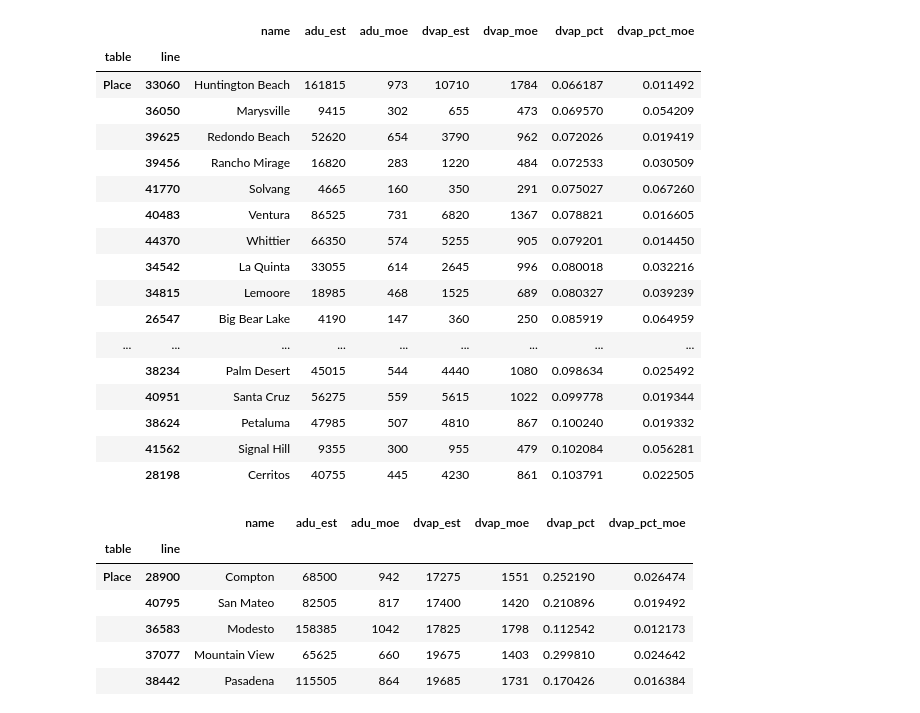
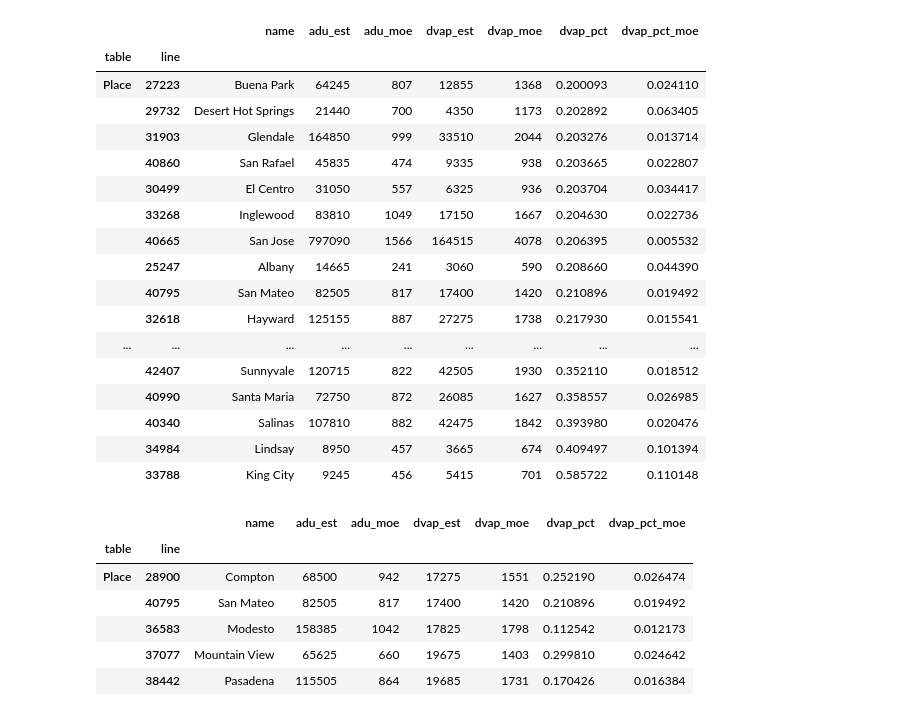
Before and after one commit to ic-institute/democracy-deserts, a Jupyter notebook: notebooks/build-public-data.ipynb, the cells around one changed output. Cells and saved outputs as stored; diff of their text form; code cells hidden in the pictures.

```diff
--- a/notebooks/build-public-data.ipynb
+++ b/notebooks/build-public-data.ipynb
@@ -37,26 +37,26 @@ df['dvap_pct_moe'] = df.apply(lambda r: moe_of_ratio(
 # %%
 dvap = df.loc[df['has_charter']][
     ['name', 'adu_est', 'adu_moe', 'dvap_est', 'dvap_moe', 'dvap_pct', 'dvap_pct_moe']].sort_values('dvap_pct')
-dvap[20:40]
+dvap[-30:]
 # %% [output]
 |  |  | name | adu_est | adu_moe | dvap_est | dvap_moe | dvap_pct | dvap_pct_moe |
 | table | line |  |  |  |  |  |  |  |
-| Place | 33060 | Huntington Beach | 161815 | 973 | 10710 | 1784 | 0.066187 | 0.011492 |
-|  | 36050 | Marysville | 9415 | 302 | 655 | 473 | 0.069570 | 0.054209 |
-|  | 39625 | Redondo Beach | 52620 | 654 | 3790 | 962 | 0.072026 | 0.019419 |
-|  | 39456 | Rancho Mirage | 16820 | 283 | 1220 | 484 | 0.072533 | 0.030509 |
-|  | 41770 | Solvang | 4665 | 160 | 350 | 291 | 0.075027 | 0.067260 |
-|  | 40483 | Ventura | 86525 | 731 | 6820 | 1367 | 0.078821 | 0.016605 |
-|  | 44370 | Whittier | 66350 | 574 | 5255 | 905 | 0.079201 | 0.014450 |
-|  | 34542 | La Quinta | 33055 | 614 | 2645 | 996 | 0.080018 | 0.032216 |
-|  | 34815 | Lemoore | 18985 | 468 | 1525 | 689 | 0.080327 | 0.039239 |
-|  | 26547 | Big Bear Lake | 4190 | 147 | 360 | 250 | 0.085919 | 0.064959 |
+| Place | 27223 | Buena Park | 64245 | 807 | 12855 | 1368 | 0.200093 | 0.024110 |
+|  | 29732 | Desert Hot Springs | 21440 | 700 | 4350 | 1173 | 0.202892 | 0.063405 |
+|  | 31903 | Glendale | 164850 | 999 | 33510 | 2044 | 0.203276 | 0.013714 |
+|  | 40860 | San Rafael | 45835 | 474 | 9335 | 938 | 0.203665 | 0.022807 |
+|  | 30499 | El Centro | 31050 | 557 | 6325 | 936 | 0.203704 | 0.034417 |
+|  | 33268 | Inglewood | 83810 | 1049 | 17150 | 1667 | 0.204630 | 0.022736 |
+|  | 40665 | San Jose | 797090 | 1566 | 164515 | 4078 | 0.206395 | 0.005532 |
+|  | 25247 | Albany | 14665 | 241 | 3060 | 590 | 0.208660 | 0.044390 |
+|  | 40795 | San Mateo | 82505 | 817 | 17400 | 1420 | 0.210896 | 0.019492 |
+|  | 32618 | Hayward | 125155 | 887 | 27275 | 1738 | 0.217930 | 0.015541 |
 | ... | ... | ... | ... | ... | ... | ... | ... | ... |
-|  | 38234 | Palm Desert | 45015 | 544 | 4440 | 1080 | 0.098634 | 0.025492 |
-|  | 40951 | Santa Cruz | 56275 | 559 | 5615 | 1022 | 0.099778 | 0.019344 |
-|  | 38624 | Petaluma | 47985 | 507 | 4810 | 867 | 0.100240 | 0.019332 |
-|  | 41562 | Signal Hill | 9355 | 300 | 955 | 479 | 0.102084 | 0.056281 |
-|  | 28198 | Cerritos | 40755 | 445 | 4230 | 861 | 0.103791 | 0.022505 |
+|  | 42407 | Sunnyvale | 120715 | 822 | 42505 | 1930 | 0.352110 | 0.018512 |
+|  | 40990 | Santa Maria | 72750 | 872 | 26085 | 1627 | 0.358557 | 0.026985 |
+|  | 40340 | Salinas | 107810 | 882 | 42475 | 1842 | 0.393980 | 0.020476 |
+|  | 34984 | Lindsay | 8950 | 457 | 3665 | 674 | 0.409497 | 0.101394 |
+|  | 33788 | King City | 9245 | 456 | 5415 | 701 | 0.585722 | 0.110148 |
 # %%
 dvap = df.loc[df['has_charter']][
     ['name', 'adu_est', 'adu_moe', 'dvap_est', 'dvap_moe', 'dvap_pct', 'dvap_pct_moe']].sort_values('dvap_est')
```
Also changed, not shown: parts of 2 cells of this notebook, 2 other files.
